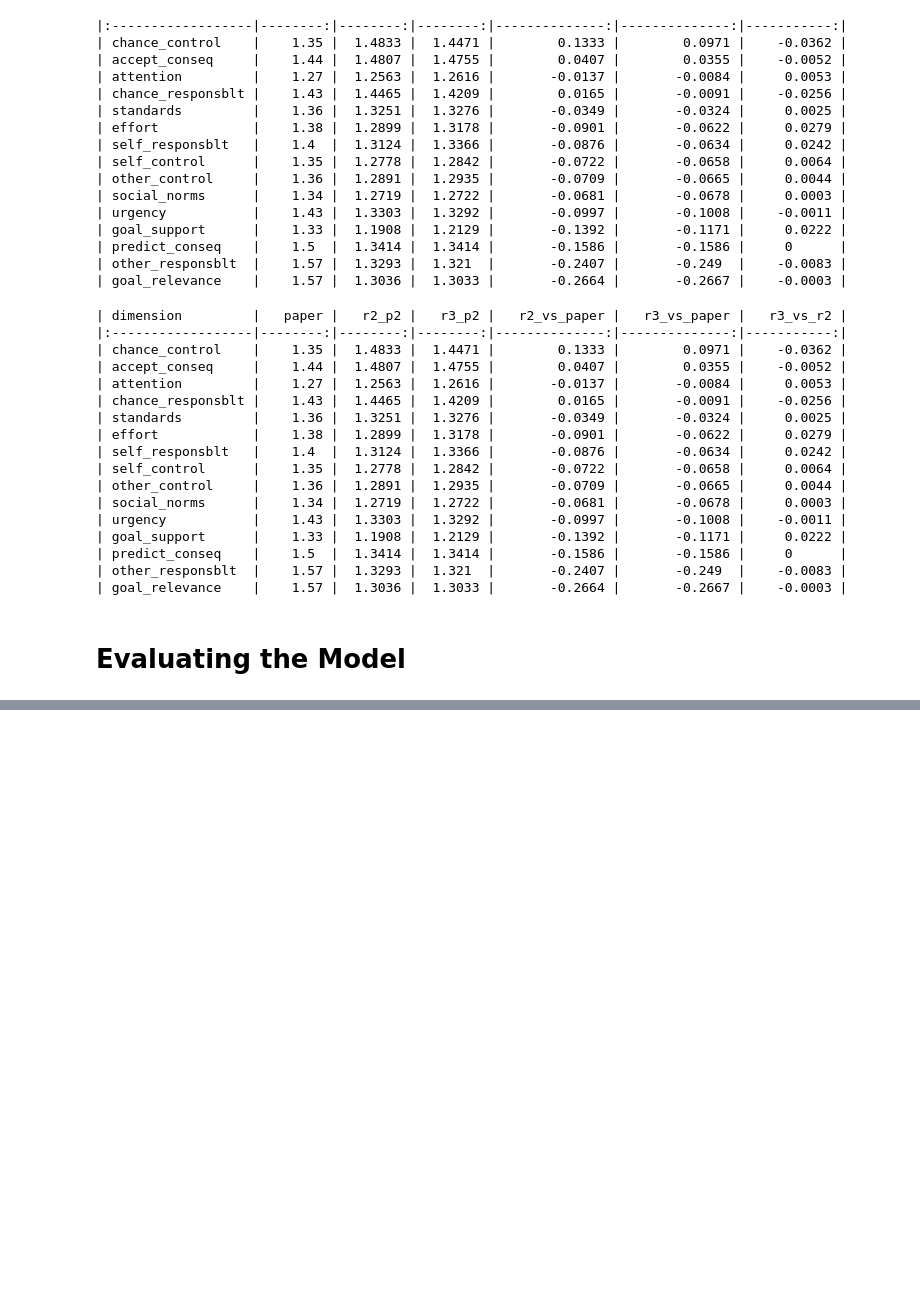
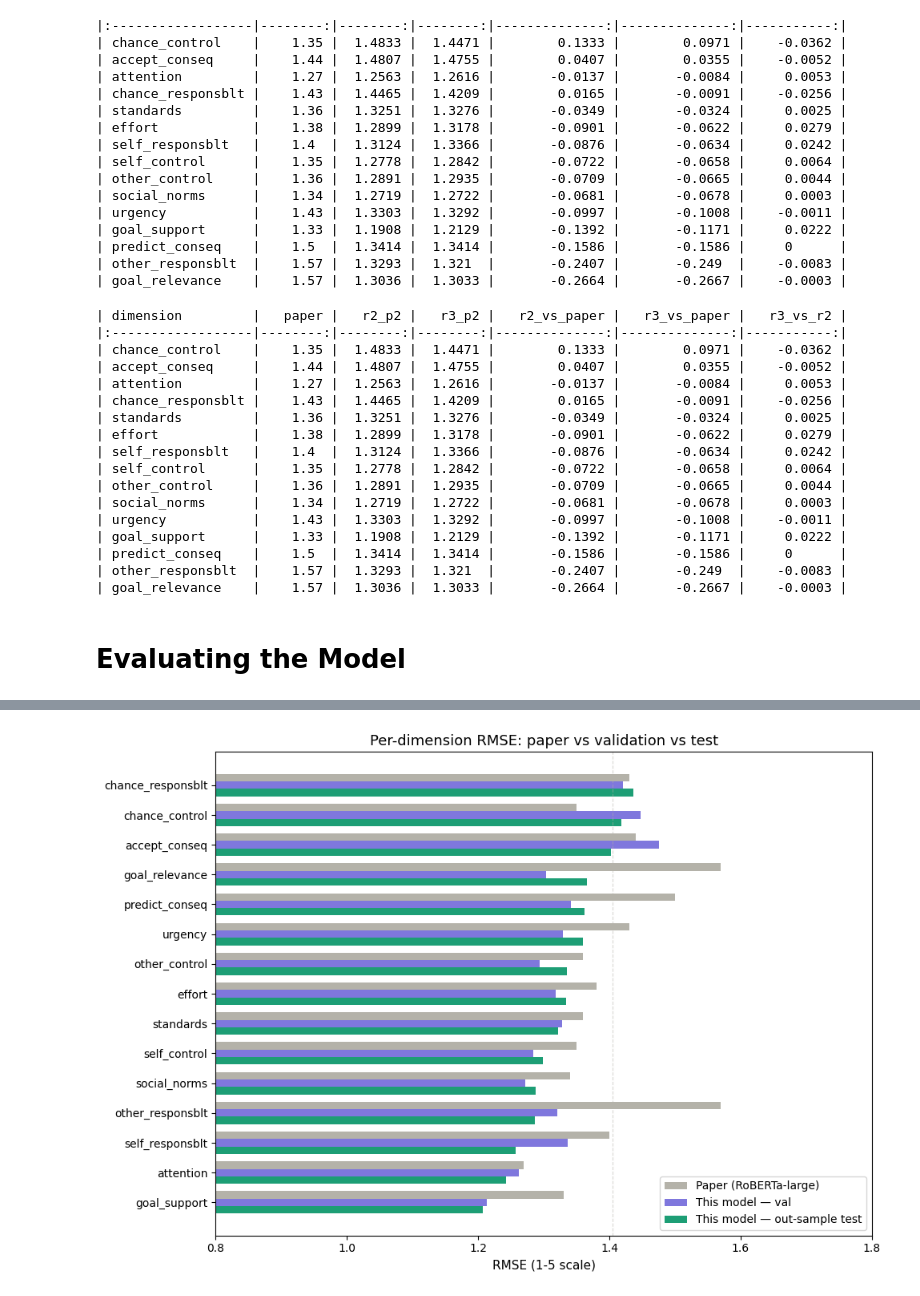
Before and after one commit to sooyeon-l/nlp-appraisal, a Jupyter notebook: notebooks/04_results_analysis.ipynb, the cells around one changed output, grey strips where cells are left out. Cells and saved outputs as stored; diff of their text form; code cells hidden in the pictures; blank space fills up the shorter version.

Commit message:
architecture comparison upheaval + dimensions added

```diff
--- a/notebooks/04_results_analysis.ipynb
+++ b/notebooks/04_results_analysis.ipynb
@@ -12,4 +12,4 @@ import numpy as np
 SAVE_PATH = '/content/drive/MyDrive/2026-1/NLP/appraisal/nlp-appraisal/data'
 REPO_ROOT = os.path.dirname(SAVE_PATH)
 sys.path.append(REPO_ROOT)
-OUTPUTS_PATH = REPO_ROOT + '/outputs/eval'
+OUTPUTS_PATH = REPO_ROOT + '/outputs/eval/'
@@ -666,0 +672,87 @@ Notes:
+# %%
+import matplotlib.pyplot as plt
+import matplotlib.patches as mpatches
+import numpy as np
+import pandas as pd
+
+metrics = pd.read_csv(OUTPUTS_PATH + '/out_sample_test_metrics-1781330953.csv')
+metrics['test_rmse_scaled'] = metrics['rmse'] * 4
+metrics['test_mae_scaled'] = metrics['mae'] * 4
+metrics['paper_rmse'] = [paper_rmse[d] for d in metrics['dimension']]
+metrics['val_rmse_scaled'] = [rmse_dict_wd01_do02_p5_ft[d] * 4 for d in metrics['dimension']]
+metrics['diff_vs_paper'] = metrics['test_rmse_scaled'] - metrics['paper_rmse']
+metrics['beats_paper'] = metrics['diff_vs_paper'] < 0
+metrics['test_vs_val'] = metrics['test_rmse_scaled'] - metrics['val_rmse_scaled']
+metrics['beats_val'] = metrics['test_vs_val'] < 0
+metrics = metrics.sort_values('test_rmse_scaled', ascending=True)
+
+table_df = metrics[['dimension', 'paper_rmse', 'val_rmse_scaled', 'test_rmse_scaled', 'test_mae_scaled', 'diff_vs_paper', 'beats_paper', 'test_vs_val', 'beats_val']].copy()
+table_df.columns = ['dimension', 'paper', 'val_rmse', 'test_rmse', 'test_mae', 'diff_vs_paper', 'beats_paper', 'test_vs_val', 'beats_val']
+table_df = table_df.round(4)
+print(f"\nAvg paper RMSE:    {table_df['paper'].mean():.4f}")
+print(f"Avg val RMSE:      {table_df['val_rmse'].mean():.4f}")
+print(f"Avg test RMSE:     {table_df['test_rmse'].mean():.4f}")
+print(f"Avg test MAE:      {table_df['test_mae'].mean():.4f}")
+print(f"Beats paper:       {table_df['beats_paper'].sum()}/15")
+print(f"Beats val:       {table_df['beats_val'].sum()}/15")
+print()
+print(table_df.to_markdown(index=False))
+
+fig, ax = plt.subplots(figsize=(10, 7))
+y = np.arange(len(metrics))
+h = 0.25
+
+ax.barh(y + h, metrics['paper_rmse'],      height=h, color='#B4B2A9', label='Paper (RoBERTa-large)')  # gray
+ax.barh(y,     metrics['val_rmse_scaled'],  height=h, color='#7F77DD', label='This model — val')        # purple
+ax.barh(y - h, metrics['test_rmse_scaled'], height=h, color='#1D9E75', label='This model — out-sample test')       # teal
+
+ax.set_yticks(y)
+ax.set_yticklabels(metrics['dimension'], fontsize=10)
+ax.set_xlabel('RMSE (1-5 scale)', fontsize=11)
+ax.set_title('Per-dimension RMSE: paper vs validation vs test', fontsize=13, fontweight='500')
+ax.legend(fontsize=10, loc='lower right')
+ax.axvline(x=1.405, color='#B4B2A9', linestyle='--', linewidth=0.8, alpha=0.5, label='_nolegend_')
+ax.set_xlim(0.8, 1.8)
+plt.tight_layout()
+plt.savefig(OUTPUTS_PATH + '/rmse_comparison.png', dpi=150, bbox_inches='tight')
+plt.show()
+
+# Diff from paper diverging bar
+metrics_div = metrics.sort_values('diff_vs_paper', ascending=True)
+colors = ['#1D9E75' if v < 0 else '#D85A30' for v in metrics_div['diff_vs_paper']]
+
+fig, ax = plt.subplots(figsize=(10, 6))
+ax.barh(range(len(metrics_div)), metrics_div['diff_vs_paper'], color=colors)
+ax.axvline(x=0, color='#444441', linewidth=1)
+ax.set_yticks(range(len(metrics_div)))
+ax.set_yticklabels(metrics_div['dimension'], fontsize=10)
+ax.set_xlabel('RMSE difference (test - paper)', fontsize=11)
+ax.set_title('Difference from paper baseline — negative = better', fontsize=13, fontweight='500')
+
+better = mpatches.Patch(color='#1D9E75', label='Better than paper')
+worse  = mpatches.Patch(color='#D85A30', label='Worse than paper')
+ax.legend(handles=[better, worse], fontsize=10)
+plt.tight_layout()
+plt.savefig(OUTPUTS_PATH + '/diff_from_paper.png', dpi=150, bbox_inches='tight')
+plt.show()
+
+
+# Diff from paper diverging bar
+metrics_div_2 = metrics.sort_values('test_vs_val', ascending=True)
+colors = ['#1D9E75' if v < 0 else '#D85A30' for v in metrics_div_2['test_vs_val']]
+
+fig, ax = plt.subplots(figsize=(10, 6))
+ax.barh(range(len(metrics_div_2)), metrics_div_2['test_vs_val'], color=colors)
+ax.axvline(x=0, color='#444441', linewidth=1)
+ax.set_yticks(range(len(metrics_div_2)))
+ax.set_yticklabels(metrics_div_2['dimension'], fontsize=10)
+ax.set_xlabel('RMSE difference (test - val)', fontsize=11)
+ax.set_title('Difference between test - val RMSE', fontsize=13, fontweight='500')
+
+better = mpatches.Patch(color='#1D9E75', label='Better than val')
+worse  = mpatches.Patch(color='#D85A30', label='Worse than val')
+ax.legend(handles=[better, worse], fontsize=10)
+plt.tight_layout()
+plt.savefig(OUTPUTS_PATH + '/test_vs_val.png', dpi=150, bbox_inches='tight')
+plt.show()
+# %% [output]
@@ -666,0 +776 @@ Notes:
+[figure, added]
```
Also changed, not shown: parts of 12 cells of this notebook, 19 other files.
